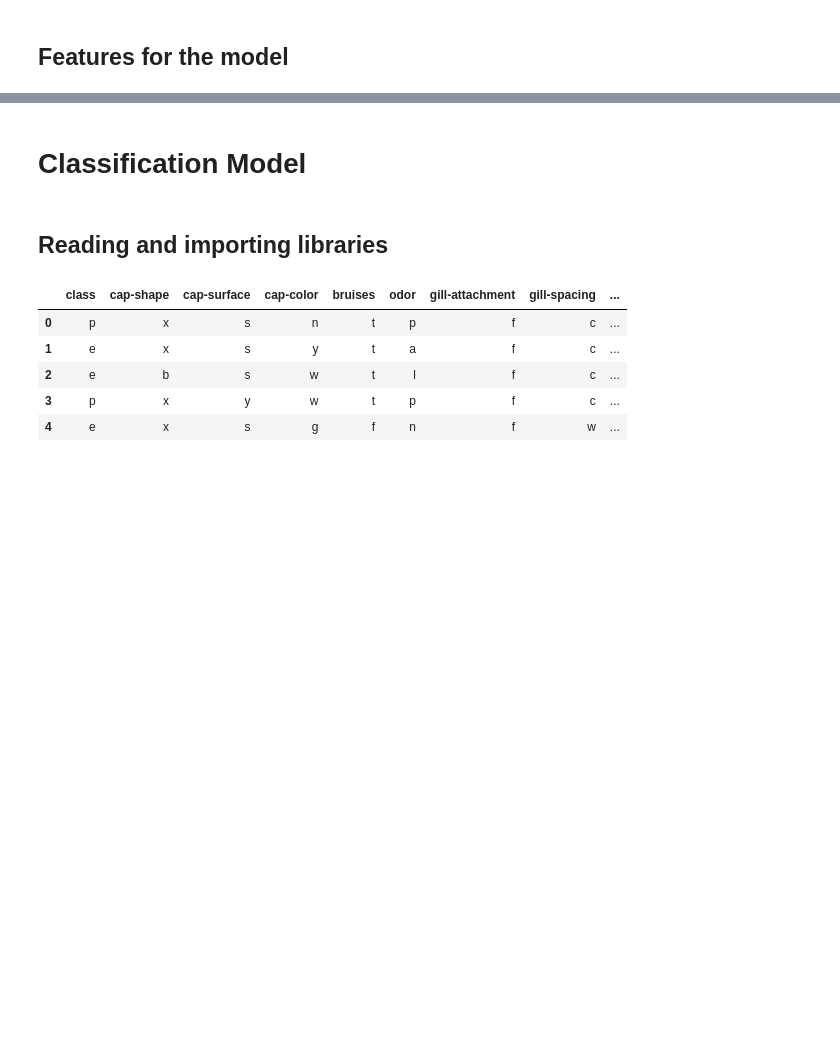
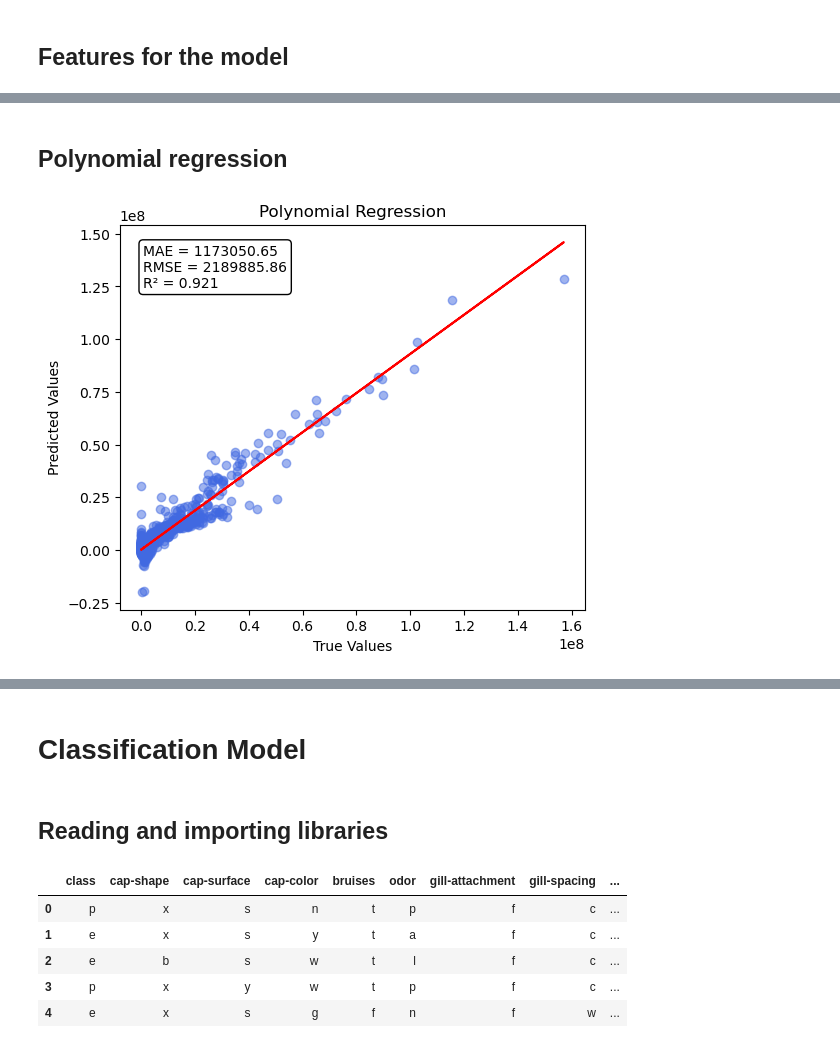
Before and after one commit to dexun02/ST2189, a Jupyter notebook: ML/models.ipynb, the cells around one changed output, grey strips where cells are left out. Drawn from its saved outputs; the diff is of its cells as text; code cells hidden in the pictures; blank space fills up the shorter version.

```diff
--- a/ML/models.ipynb
+++ b/ML/models.ipynb
@@ -559,0 +630,5 @@ data = df[features + [target]].dropna().copy()
+# %%
+scaler = StandardScaler()
+
+X_train_scaled = scaler.fit_transform(X_train)
+X_test_scaled = scaler.transform(X_test)
@@ -559,0 +683,23 @@ data = df[features + [target]].dropna().copy()
+# %% [markdown]
+## Polynomial regression
+# %%
+poly = PolynomialFeatures(degree=2, include_bias=False)
+
+X_train_poly = poly.fit_transform(X_train_scaled)
+X_test_poly = poly.transform(X_test_scaled)
+
+poly_model = LinearRegression()
+poly_model.fit(X_train_poly, y_train)
+
+y_pred_poly = poly_model.predict(X_test_poly)
+
+rmse_poly = np.sqrt(mean_squared_error(y_test, y_pred_poly))
+r2_poly = r2_score(y_test, y_pred_poly)
+
+mae_poly, rmse_poly, r2_poly = regression_plot(
+    y_test,
+    y_pred_poly,
+    "Polynomial Regression"
+)
+# %% [output]
+[figure, added]
```
Also changed, not shown: parts of 21 cells of this notebook.
